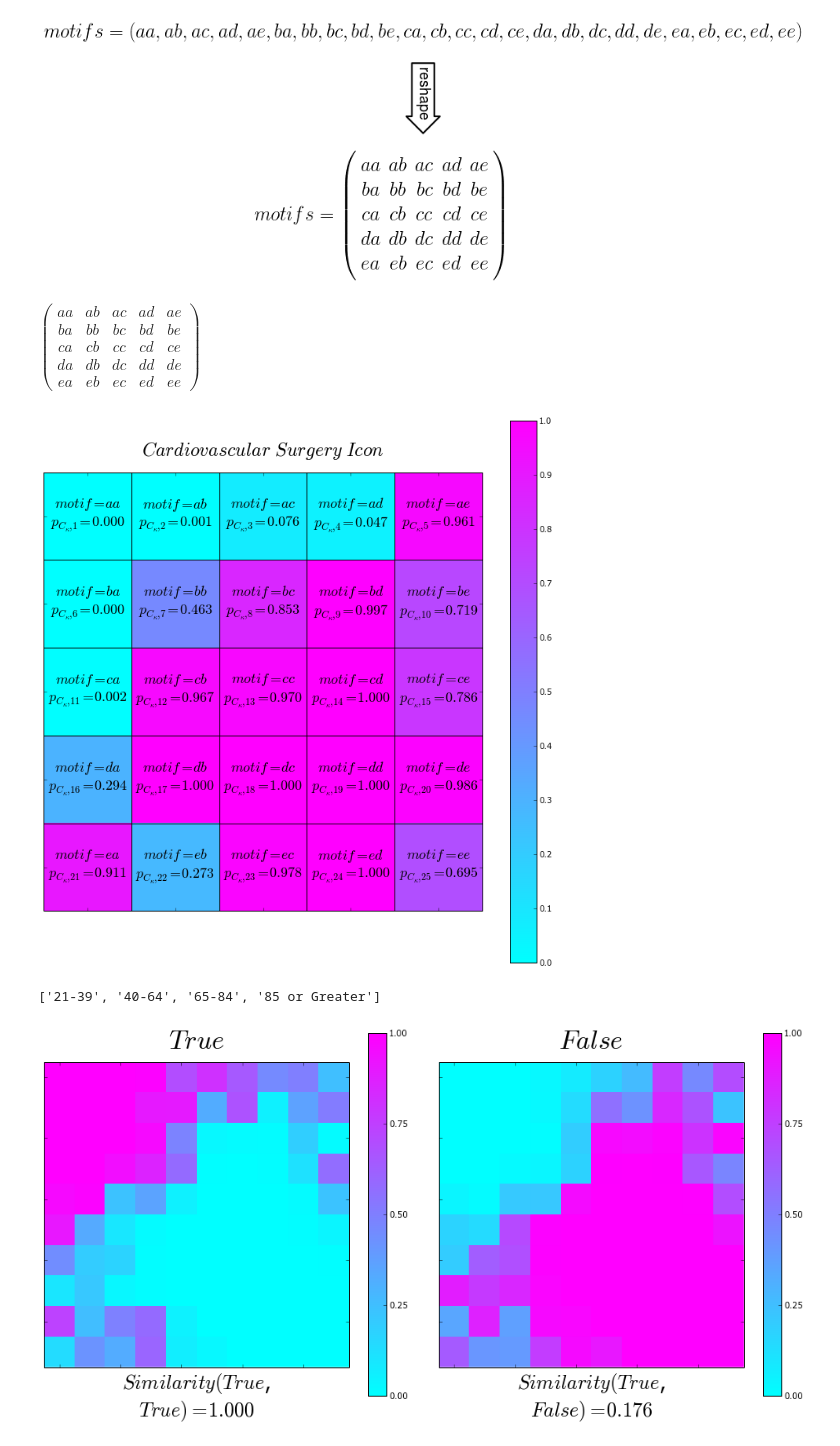
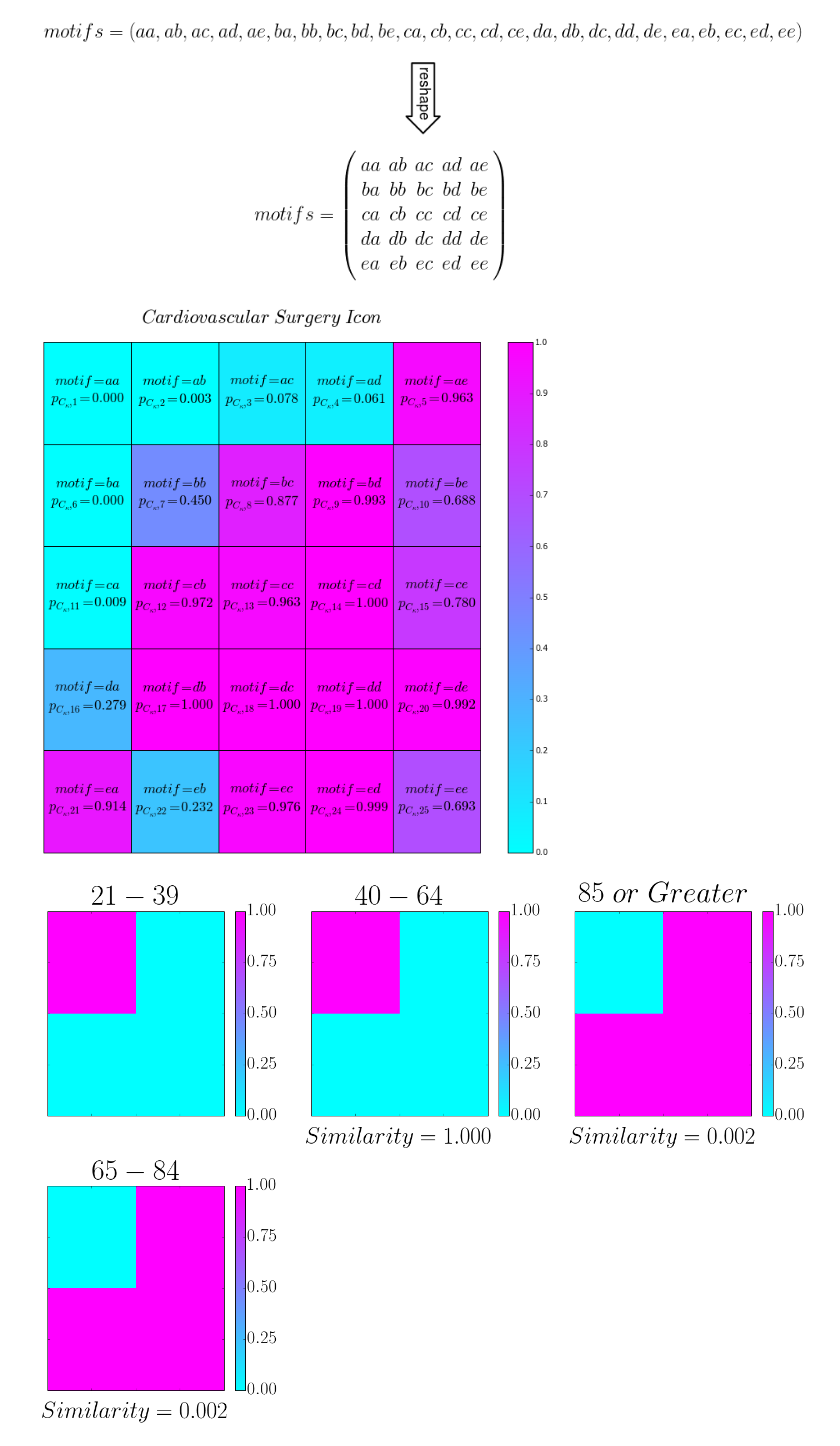
Before and after one commit to pvnick/tempos, a Jupyter notebook: pain_sax_ported.ipynb, the cells around one changed output. Saved outputs shown, nothing was run; the diff lists cells and outputs as text; code cells hidden in the pictures.

Commit message:
icon sets use panel format

```diff
--- a/pain_sax_ported.ipynb
+++ b/pain_sax_ported.ipynb
@@ -635,7 +615,8 @@ def sample_motif_importances(iteration, sample_size):
 # %% [markdown]
 ### Set everything up, including samples for histograms
 # %%
-beta = 10
+all_motifs = {}
+beta = 2
 number_of_ten_minute_intervals_in_frame = float(6 * 5) #5 hours
 saxes = interpolated_grouped_by_patient.apply(lambda s: sax_unwindowed_unnormalized(s, alphabet_size=beta, paa_length = np.ceil(s.count() / number_of_ten_minute_intervals_in_frame)))
 motif_matrices_by_patient = saxes.apply(get_raw_sequence_motif_vector, alphabet_size=beta)
@@ -819,8 +800,9 @@ start_cutoff_pain_data["custom_column"] = start_cutoff_pain_data["Gender"].apply
 # %%
 #start_cutoff_pain_data.PrimaryCPTCodeCategory2
 #clustered_motif_matrices = get_clustered_motif_matrices("PrimaryCPTCodeCategory2")
-clustered_motif_matrices = get_clustered_motif_matrices("Opioid")
-#clustered_motif_matrices = get_clustered_motif_matrices("Age_Group")
+#clustered_motif_matrices = get_clustered_motif_matrices("Gender")
+#clustered_motif_matrices = get_clustered_motif_matrices("Opioid")
+clustered_motif_matrices = get_clustered_motif_matrices("Age_Group")
 clustered_motif_matrices_grouped = clustered_motif_matrices.groupby(level=0)
 cluster_sample_sizes = clustered_motif_matrices_grouped.count()
 individual_motif_counts_by_cluster = clustered_motif_matrices_grouped.sum()
@@ -961,8 +959,6 @@ plt.show()
 plt.rc('text', usetex=False)
 # %% [output]
 [figure]
-# %% [markdown]
-$\left( \begin{array}{ccccc} aa & ab & ac & ad & ae \\ ba & bb & bc & bd & be \\ ca & cb & cc & cd & ce \\ da & db & dc & dd & de \\ ea & eb & ec & ed & ee\end{array} \right)$
 # %%
 fig = plt.figure(figsize=[10,10])
 ax = fig.add_subplot(111)
@@ -975,65 +971,68 @@ ax.tick_params(labelbottom='off',
                labelleft='off')
 ax.set_title(label="$Cardiovascular\ Surgery\ Icon$", fontsize=24, y=1.03)
 pixel_data = icon.reshape([icon_side, icon_side]).astype(float)
-heatmap = ax.imshow(pixel_data, interpolation='none', cmap = plt.cool(), vmin=0, vmax=1)
+heatmap = ax.pcolor(pixel_data, cmap = plt.cool(), vmin=0, vmax=1)
+ax.invert_yaxis()
 for y in range(pixel_data.shape[0]):
     for x in range(pixel_data.shape[1]):
         m=y * pixel_data.shape[1] + x + 1
         motif=all_motifs[m-1]
         pixel_value = pixel_data[y, x]
-        if pixel_value > 3:
-            pixel_value = 3
-        elif pixel_value < -3:
-            pixel_value = -3
         pixel_text = (r'$motif=%s$' + '\n' + r'$p_{C_{\kappa},%d}=%.3f$') % (motif, m, pixel_value)
-        ax.text(x, y, pixel_text,
+        ax.text(x + 0.5, y + 0.5, pixel_text,
                  horizontalalignment='center',
                  verticalalignment='center',
                  fontsize=18)
-        ax.add_patch(patches.Rectangle((x - 0.5, y - 0.5), 1, 1, facecolor="none"))
+        ax.add_patch(patches.Rectangle((x, y), 1, 1, facecolor="none"))
 cbar = fig.colorbar(heatmap, ax=ax)
 
 plt.tight_layout()
 plt.savefig(figure_save_dir + "example_icon.pdf", bbox_inches="tight")
 # %% [output]
-[figure, old version]
+[figure, new version]
-# %%
-list(all_theta_similarities.index.levels)[0].tolist()
-# %% [output]
-['21-39', '40-64', '65-84', '85 or Greater']
 # %%
-first_icon_theta = "True"
-#first_icon_theta = "Cardiovascular"
+plt.rc('text', usetex=True)
+
+first_icon_theta = "21-39"
 theta_and_similarities = all_theta_similarities.ix[first_icon_theta]
 thetas_sorted = theta_and_similarities.sort(columns="similarity", ascending=False).index
 fig, axes = plt.subplots(nrows=3,
                          ncols=3,
                          figsize=(20,20))
 axes_flattened = axes.flatten()
 plt.hold(True)
 axis_index = 0
 for theta in thetas_sorted:
     ax = axes_flattened[axis_index]
     icon = icons.ix[theta]
     icon_side = np.sqrt(icon.count()).astype(int)
     #hide distracting axis ticks
     ax.tick_params(labelbottom='off',
                    labelleft='off')
-    ax.set_title(label="$" + string.replace(theta, ' ', '\ ') + "$", fontsize=32, y=1.03)
+    ax.set_title(label="$" + string.replace(theta, ' ', '\ ') + "$", fontsize=52, y=1.03)
     similarity = theta_and_similarities.ix[theta].similarity
     angle_text = "0"
     if similarity < 1:
         angle_text = np.rad2deg(np.arccos(similarity)).astype(int).astype(str)
-    ax.set_xlabel(xlabel=r"$Similarity(" + string.replace(first_icon_theta, ' ', '\ ') + "$,\n$" + string.replace(theta, ' ', '\ ') + ") = " + ('%.3f' % similarity) + "$", fontsize=24)
-    heatmap = ax.imshow(icon.reshape([icon_side, icon_side]).astype(float), interpolation='none', cmap = plt.cool(), vmin=0, vmax=1)
+    if theta != first_icon_theta:
+        ax.set_xlabel(xlabel=r"$Similarity = " + ('%.3f' % similarity) + "$", \
+                      fontsize=42, labelpad = 20)
+    else:
+        ax.set_xlabel(xlabel=r"a", color="white", fontsize=42, labelpad = 20)
+    pixel_data = icon.reshape([icon_side, icon_side]).astype(float)
+    heatmap = ax.pcolor(pixel_data, cmap = plt.cool(), vmin=0, vmax=1)
+    ax.invert_yaxis()
     cbar = fig.colorbar(heatmap, ax=ax)
+    cbar.ax.tick_params(labelsize=32)
     cbar.set_ticks(np.linspace(0, 1, 5))
     axis_index = axis_index + 1
 for remaining_axis_index in range(axis_index, len(axes_flattened)):
     ax = axes_flattened[remaining_axis_index]
     fig.delaxes(ax)
 plt.tight_layout(pad=1.6)
-plt.savefig(figure_save_dir + "gender_beta" + str(icon_side) + ".pdf", bbox_inches="tight")
+plt.savefig("/tmp/icons_beta" + str(icon_side) + ".pdf", bbox_inches="tight")
 plt.show()
+
+plt.rc('text', usetex=False)
 # %% [output]
-[figure, old version]
+[figure, new version]
```
Also changed, not shown: parts of 17 cells of this notebook.
